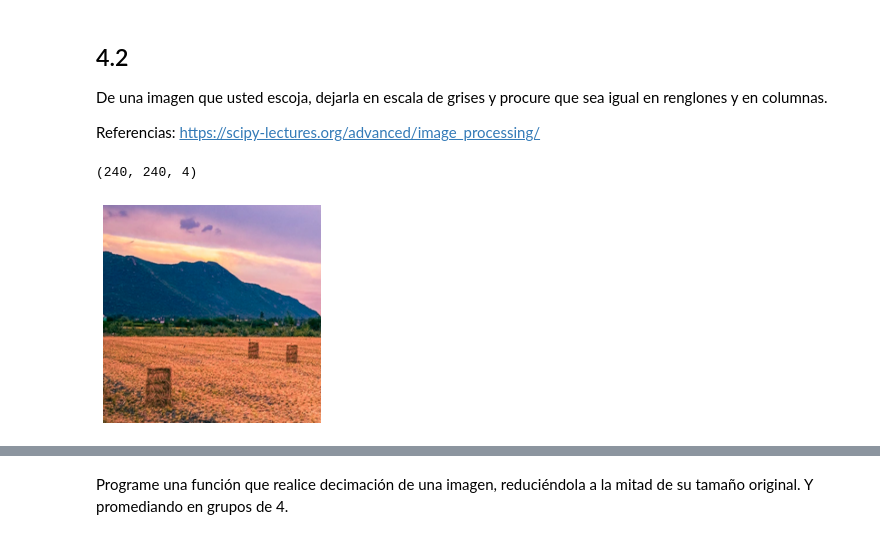
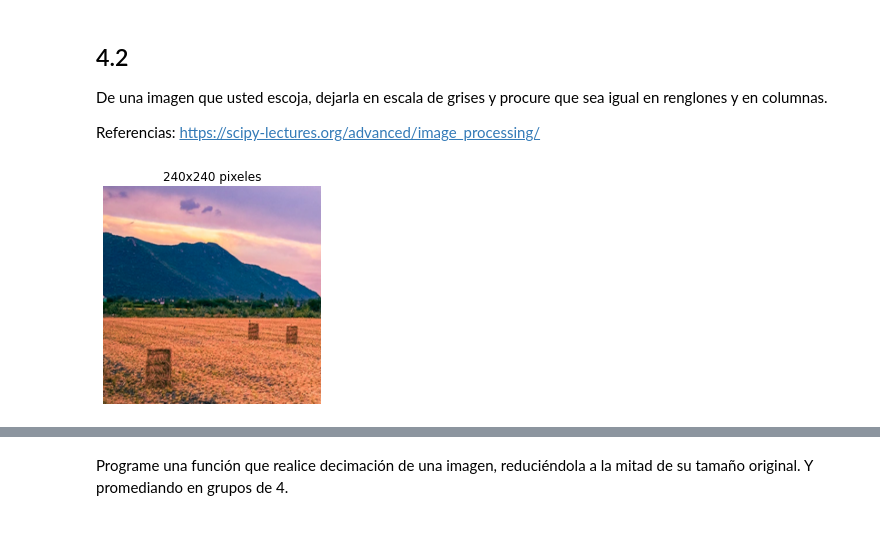
Before and after one commit to nestorivanmo/iimas-data-science, a Jupyter notebook: 2021-2/rp/practicas/1/src.ipynb, the cells around one changed output, grey strips where cells are left out. Saved outputs shown, nothing was run; the diff lists cells and outputs as text; code cells hidden in the pictures.

```diff
--- a/2021-2/rp/practicas/1/src.ipynb
+++ b/2021-2/rp/practicas/1/src.ipynb
@@ -10,15 +10,25 @@ from PIL import Image
 import os
 from pydicom import dcmread
 from skimage.transform import resize
+# %%
+def show_image_plt(image, grayscale=False):
+    """
+        Función encargada de mostrar una imagen usando matplotlib
+
+        Parámetros:
+        -----------
+        image : ndarray
+
+        grayscale : Boolean
+            Bandera que indica si la imagen de desplegará en una escala de grises
+    """
+    plt.title(f'{image.shape[0]}x{image.shape[1]} pixeles')
+    plt.imshow(image, cmap='gray' if grayscale else None)
+    plt.axis('off')
+    plt.show()
 # %%
 path = './resources'
 image = Image.open(path + '/landscape.png')
-gs_image = image.convert('L')
-image = np.array(image)
-print(image.shape)
-plt.imshow(image)
-plt.axis('off')
-plt.show()
+show_image_plt(np.array(image))
 # %% [output]
-(240, 240, 4)
-[figure, old version]
+[figure, new version]
```
Also changed, not shown: parts of 6 cells of this notebook.
